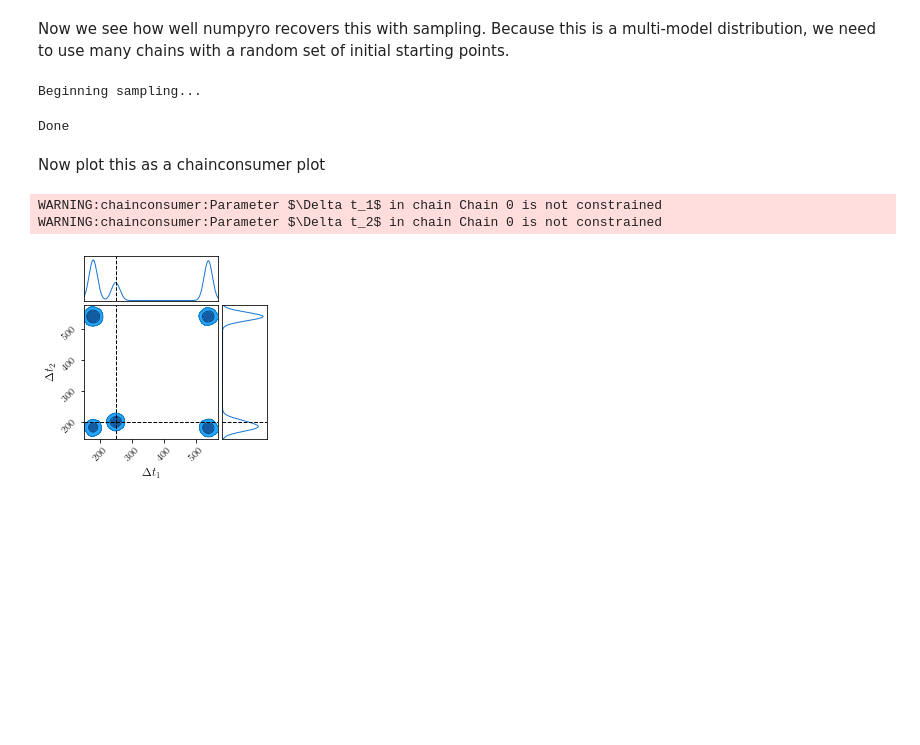
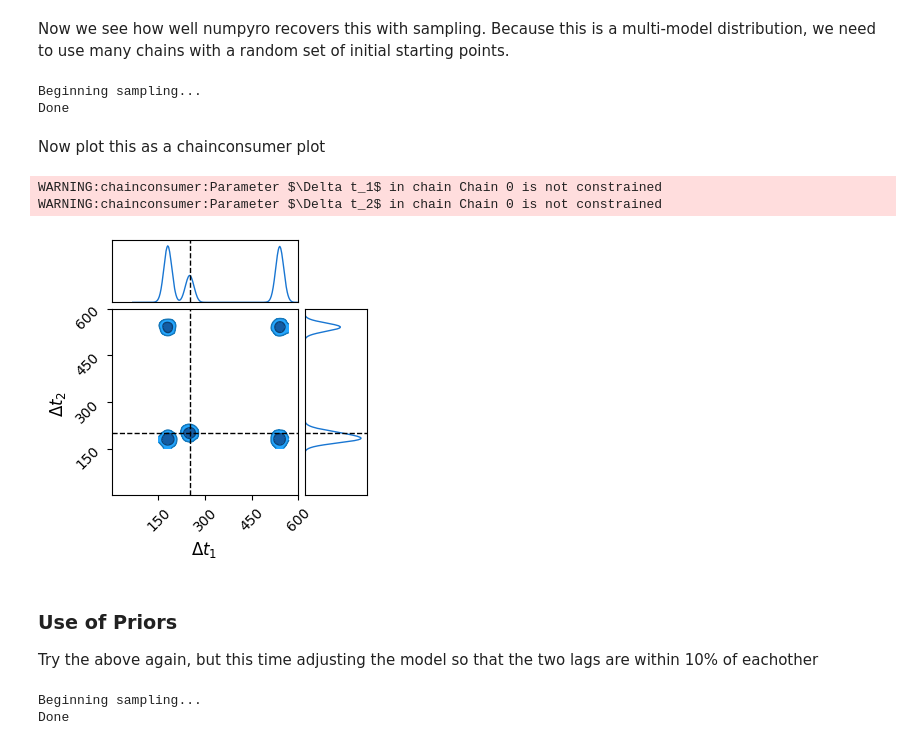
Before and after one commit to HughMcDougall/HMJavelin, a Jupyter notebook: NumpyroTests/HB_FakeData.ipynb, the cells around one changed output. Saved outputs shown, nothing was run; the diff lists cells and outputs as text; code cells hidden in the pictures; blank space fills up the shorter version.

```diff
--- a/NumpyroTests/HB_FakeData.ipynb
+++ b/NumpyroTests/HB_FakeData.ipynb
@@ -67,10 +69,10 @@ potential_func = fake_LL(lagtrue = true_lags, alias_width = 10, rel_height= np.r
 
 def model():
 
-    x = numpyro.sample('lag_1', numpyro.distributions.Uniform(0,1000))
-    y = numpyro.sample('lag_2', numpyro.distributions.Uniform(0,1000))
+    x = numpyro.sample('lag_1', numpyro.distributions.Uniform(0,600))
+    y = numpyro.sample('lag_2', numpyro.distributions.Uniform(0,600))
 
-    numpyro.factor('log_pot', jnp.log(  potential_func(x,y))  )
+    numpyro.factor('log_pot', jnp.log( potential_func(x,y) + 1E-15 ) ) #Add buffer to avoid log-zero issues which mess with some samplers
 # %%
 #Possible Sampler Types
 
@@ -82,11 +84,9 @@ sampler_type = numpyro.infer.NUTS
 init_strat = init_strategy=numpyro.infer.init_to_uniform()
 #init_strat  =numpyro.infer.init_to_value(values = {'lag_1': init_lags[0], 'lag_2': init_lags[1]})
 
-sampler_kernel = sampler_type(model = model, init_strategy=init_strat)
-
 print("Beginning sampling...")
 sampler = numpyro.infer.MCMC(
-    sampler_kernel,
+    sampler_type(model = model, init_strategy=init_strat),
     num_warmup=100,
     num_samples=100,
     num_chains=50,
@@ -97,18 +97,44 @@ sampler.run(jax.random.PRNGKey(10))
 print("Done")
 # %% [output]
 Beginning sampling...
+Done
-Done
 # %% [markdown]
 Now plot this as a chainconsumer plot
 # %%
 output = sampler.get_samples()
 c = ChainConsumer()
 c.add_chain([output['lag_1'], output['lag_2']], parameters=['$\Delta t_1$','$\Delta t_2$'])
 
-c.plotter.plot(truth=true_lags)
+c.plotter.plot(truth=true_lags, extents={"$\Delta t_1$": (0,600), "$\Delta t_2$": (0,600)})
 
 plt.show()
 # %% [output]
 WARNING:chainconsumer:Parameter $\Delta t_1$ in chain Chain 0 is not constrained
 WARNING:chainconsumer:Parameter $\Delta t_2$ in chain Chain 0 is not constrained
-[figure, old version]
+[figure, new version]
+# %% [markdown]
+### Use of Priors
+Try the above again, but this time adjusting the model so that the two lags are within 10% of eachother
+# %%
+def model_withpriors():
+
+    x = numpyro.sample('lag_1', numpyro.distributions.Uniform(0,600))
+    y = numpyro.sample('lag_2', numpyro.distributions.Uniform(0,600))
+
+    numpyro.factor('log_pot', jnp.log( potential_func(x,y) + 1E-15 ) ) #Add buffer to avoid log-zero issues which mess with some samplers
+    numpyro.sample('lagsim', numpyro.distributions.Normal(1,0.1), obs = y/x)
+
+print("Beginning sampling...")
+sampler_withpriors = numpyro.infer.MCMC(
+    sampler_type(model = model_withpriors, init_strategy=init_strat),
+    num_warmup=100,
+    num_samples=100,
+    num_chains=50,
+    progress_bar=False,
+    chain_method = 'sequential',
+)
+sampler_withpriors.run(jax.random.PRNGKey(10))
+print("Done")
+# %% [output]
+Beginning sampling...
+Done
```
Also changed, not shown: parts of 8 cells of this notebook, 1 other file.
